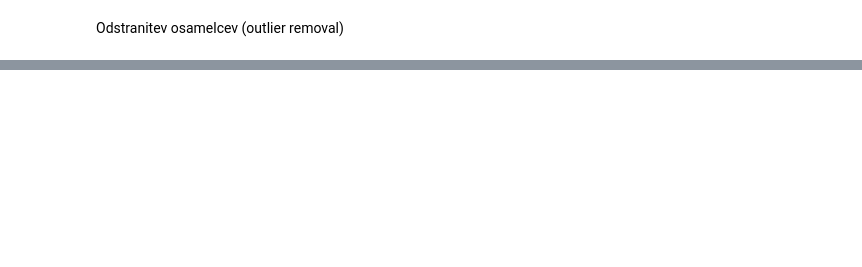
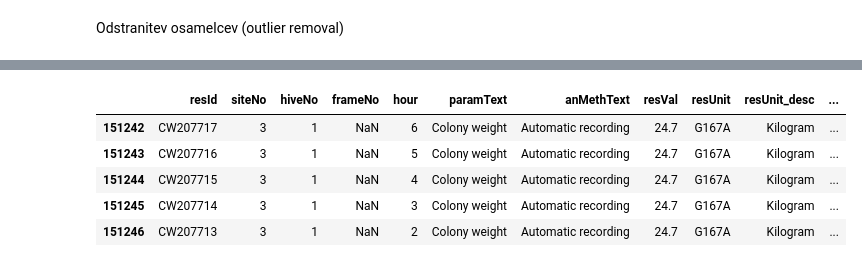
Before and after one commit to borbregant/cebelice, a Jupyter notebook: ciscenje/outlier_removal.ipynb, the cells around one changed output, grey strips where cells are left out. Saved outputs shown, nothing was run; the diff lists cells and outputs as text; code cells hidden in the pictures; blank space fills up the shorter version.

```diff
--- a/ciscenje/outlier_removal.ipynb
+++ b/ciscenje/outlier_removal.ipynb
@@ -76 +53,10 @@ KeyboardInterrupt:
+# %%
+panj_test.head()
+# %% [output]
+|  | resId | siteNo | hiveNo | frameNo | hour | paramText | anMethText | resVal | resUnit | resUnit_desc | ... |
+| 151242 | CW207717 | 3 | 1 | NaN | 6 | Colony weight | Automatic recording | 24.7 | G167A | Kilogram | ... |
+| 151243 | CW207716 | 3 | 1 | NaN | 5 | Colony weight | Automatic recording | 24.7 | G167A | Kilogram | ... |
+| 151244 | CW207715 | 3 | 1 | NaN | 4 | Colony weight | Automatic recording | 24.7 | G167A | Kilogram | ... |
+| 151245 | CW207714 | 3 | 1 | NaN | 3 | Colony weight | Automatic recording | 24.7 | G167A | Kilogram | ... |
+| 151246 | CW207713 | 3 | 1 | NaN | 2 | Colony weight | Automatic recording | 24.7 | G167A | Kilogram | ... |
 # %%
```
Also changed, not shown: parts of 13 cells of this notebook, 1 other file.
